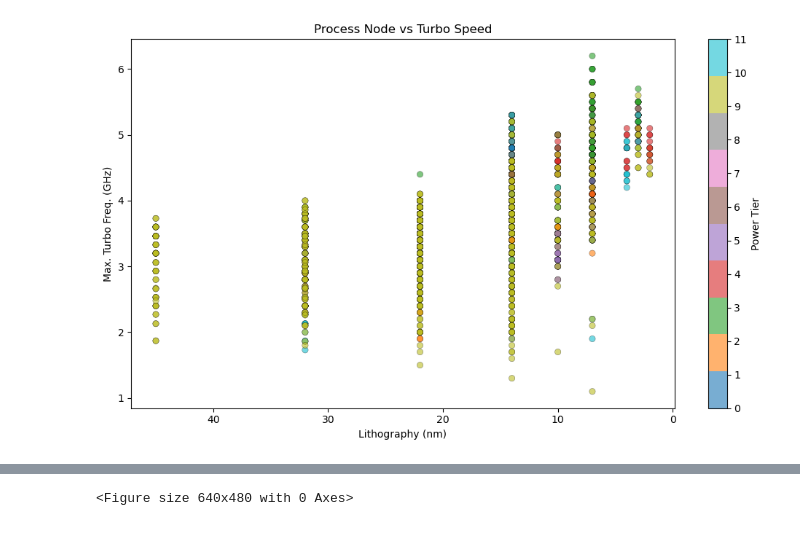
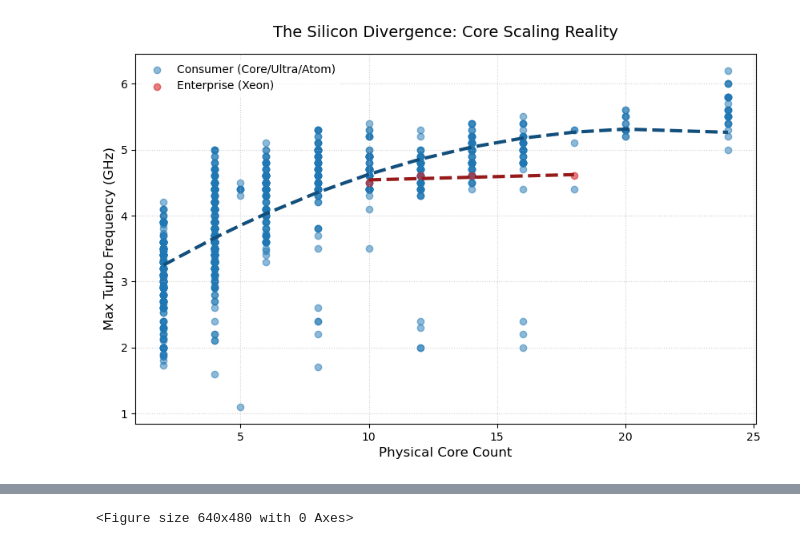
Before and after one commit to Fe4rlessCloak/CPU-Clock-Speed-Prediction, a Jupyter notebook: model/test.ipynb, the cells around one changed output, grey strips where cells are left out. Cells and saved outputs as stored; diff of their text form; code cells hidden in the pictures.

```diff
--- a/model/test.ipynb
+++ b/model/test.ipynb
@@ -226,6 +262,8 @@ df["Release Date"] = df["Release Date"].str[-2:].astype(int) + 2000
 df["Power Tier"] = df["Product"].apply(classify_suffix)
 df["Arch Group"] = df["Code Name"].map(gen_map)
 
+
+
 df["L2_per_Core_KB"] = df["Arch Group"].map(lambda g: arch_features[g][0] if g in arch_features else None)
 df["Is_Tiled"]       = df["Arch Group"].map(lambda g: arch_features[g][1] if g in arch_features else None)
 df["Is_Mesh"]        = df["Arch Group"].map(lambda g: arch_features[g][2] if g in arch_features else None)
@@ -235,9 +273,13 @@ df = df.drop(columns=['Node_Density'])
 df['Cores_x_Is_Mesh'] = df['Cores'] * df['Is_Mesh']
 df['TDP_x_Is_Tiled'] = df['TDP(W)'] * df['Is_Tiled']
 df['Density_x_ReleaseYear'] = df['Log_Node_Density'] * df['Release Date']
-
-print(df["Power Tier"].value_counts())
-
+df['Node_Intro_Year'] = df['Arch Group'].map(node_intro_map)
+df['Node_Maturity_Years'] = df['Release Date'] - df['Node_Intro_Year']
+df['TDP_per_Core'] = df['TDP(W)'] / df['Cores']
+df = df.drop(columns=['Node_Intro_Year'])
+df['Threads_per_Core'] = df['Threads'] / df['Cores']
+df['Power_Starvation_Index'] = (df['Cores'] ** 2) / df['TDP(W)']
+features = ["Lithography(nm)", "Cores", "TDP(W)", "Release Date", "L2_per_Core_KB", "Is_Tiled", "Is_Mesh", "Log_Node_Density", "Cores_x_Is_Mesh", "TDP_x_Is_Tiled", "Node_Maturity_Years", "TDP_per_Core", "Threads_per_Core", "Power_Starvation_Index"]
 
 print(df.dtypes)
 # %% [output]
@@ -267,7 +311,7 @@ df.sample()
 # %%
 
 
-featuresToClean  = ["Lithography(nm)", "Cores", "TDP(W)", "Release Date", "Max. Turbo Freq.(GHz)", "Threads", "L2_per_Core_KB", "Is_Tiled", "Is_Mesh", "Log_Node_Density", "Cores_x_Is_Mesh", "TDP_x_Is_Tiled", "Density_x_ReleaseYear"]
+featuresToClean  = ["Lithography(nm)", "Cores", "TDP(W)", "Release Date", "Max. Turbo Freq.(GHz)", "L2_per_Core_KB", "Is_Tiled", "Is_Mesh", "Log_Node_Density", "Cores_x_Is_Mesh", "TDP_x_Is_Tiled", "Density_x_ReleaseYear", "Node_Maturity_Years", "TDP_per_Core", "Threads_per_Core", "Power_Starvation_Index"]
 
 # Only convert the columns we actually need
 cols_to_clean = featuresToClean
@@ -284,7 +328,7 @@ tier_dummies = pd.get_dummies(df["Power Tier"], prefix="tier", drop_first=True)
 
 
 X = pd.concat([
-    df[["Lithography(nm)", "Cores", "TDP(W)", "Release Date", "Threads", "L2_per_Core_KB", "Is_Tiled", "Is_Mesh", "Log_Node_Density", "Cores_x_Is_Mesh", "TDP_x_Is_Tiled", "Density_x_ReleaseYear"]],
+    df[["Lithography(nm)", "Cores", "TDP(W)", "Release Date", "L2_per_Core_KB", "Is_Tiled", "Is_Mesh", "Log_Node_Density", "Cores_x_Is_Mesh", "TDP_x_Is_Tiled", "Node_Maturity_Years", "TDP_per_Core", "Threads_per_Core", "Power_Starvation_Index"]],
     family_dummies,
     tier_dummies
 ], axis=1)
@@ -308,6 +351,7 @@ X_train, X_test, y_train, y_test = train_test_split(
     X_scaled, y, test_size=0.2, random_state=42
 )
 # %%
-model = ridge(alpha=1.0)
+model = Ridge(alpha = 1.0)
+
 model.fit(X_train, y_train)
 # %% [output]
@@ -422,7 +466,7 @@ import matplotlib.pyplot as plt
 
 num_cols = ["Cores", "Threads", "Lithography(nm)", "Base Freq.(GHz)",
             "TDP(W)", "Cache(MB)", "Max Memory Size(GB)", "Release Date",
-            "Max. Turbo Freq.(GHz)"]
+            "Max. Turbo Freq.(GHz)", "L2_per_Core_KB", "Is_Tiled", "Is_Mesh", "Log_Node_Density", "Cores_x_Is_Mesh", "TDP_x_Is_Tiled", "Node_Maturity_Years", "TDP_per_Core"]
 
 plt.figure(figsize=(10, 8))
 sns.heatmap(df[num_cols].corr(), annot=True, cmap="RdBu_r", center=0,
@@ -439,39 +483,43 @@ plt.title("Turbo Boost by Power Tier")
 plt.tight_layout()
 plt.show()
 
-plt.figure(figsize=(10, 6))
-scatter = plt.scatter(df["Lithography(nm)"], df["Max. Turbo Freq.(GHz)"],
-                      c=pd.Categorical(df["Power Tier"]).codes, cmap="tab10",
-                      alpha=0.6, edgecolors="k", linewidth=0.3)
-plt.colorbar(scatter, ticks=range(12), label="Power Tier")
-plt.xlabel("Lithography (nm)")
-plt.ylabel("Max. Turbo Freq. (GHz)")
-plt.title("Process Node vs Turbo Speed")
-plt.gca().invert_xaxis()  # smaller nm = newer = should be faster
-plt.tight_layout()
-plt.show()
+import matplotlib.pyplot as plt
+import numpy as np
 
-residual_df = pd.DataFrame({"Power Tier": df["Power Tier"], "Residual": residuals})
-plt.figure(figsize=(14, 5))
-sns.boxplot(data=residual_df, x="Power Tier", y="Residual")
-plt.axhline(0, color="r", linestyle="--")
-plt.xticks(rotation=45)
-plt.title("Prediction Errors by Power Tier")
-plt.tight_layout()
-plt.show()
+# Assuming 'df' is your original combined dataframe before you kicked out Xeons
+# Let's create an explicit flag for coloring
+df['Is_Xeon'] = df['Code Name'].map(gen_map).isin(['Xeon Scalable', 'Xeon Legacy'])
 
-plt.figure(figsize=(10, 6))
-families = df["Vertical Segment"].unique()
-colors = plt.cm.tab10(range(len(families)))
-for fam, color in zip(families, colors):
-    mask = df["Vertical Segment"] == fam
-    plt.scatter(df.loc[mask, "Release Date"], df.loc[mask, "Max. Turbo Freq.(GHz)"],
-                label=fam, alpha=0.5, color=color, edgecolors="k", linewidth=0.3, s=20)
-plt.xlabel("Release Year")
-plt.ylabel("Max. Turbo Freq. (GHz)")
-plt.title("Turbo Speed by Release Year and Processor Family")
-plt.legend(bbox_to_anchor=(1.05, 1))
-plt.tight_layout()
+plt.figure(figsize=(10, 6), dpi=100)
+
+# 1. Plot the raw data points colored by segment
+consumer_df = df[~df['Is_Xeon']]
+xeon_df = df[df['Is_Xeon']]
+
+plt.scatter(consumer_df['Cores'], consumer_df['Max. Turbo Freq.(GHz)'],
+            alpha=0.5, color='#1f77b4', label='Consumer (Core/Ultra/Atom)')
+plt.scatter(xeon_df['Cores'], xeon_df['Max. Turbo Freq.(GHz)'],
+            alpha=0.6, color='#d62728', label='Enterprise (Xeon)')
+
+# 2. Calculate and plot independent trendlines (low-degree polynomial or linear)
+# Consumer Trend
+idx_c = np.argsort(consumer_df['Cores'])
+p_c = np.poly1d(np.polyfit(consumer_df['Cores'], consumer_df['Max. Turbo Freq.(GHz)'], 2))
+plt.plot(consumer_df['Cores'].iloc[idx_c], p_c(consumer_df['Cores'].iloc[idx_c]),
+         color='#124f7c', linewidth=3, linestyle='--')
+
+# Xeon Trend
+idx_x = np.argsort(xeon_df['Cores'])
+p_x = np.poly1d(np.polyfit(xeon_df['Cores'], xeon_df['Max. Turbo Freq.(GHz)'], 1))
+plt.plot(xeon_df['Cores'].iloc[idx_x], p_x(xeon_df['Cores'].iloc[idx_x]),
+         color='#961a1a', linewidth=3, linestyle='--')
+
+plt.title('The Silicon Divergence: Core Scaling Reality', fontsize=14, pad=15)
+plt.xlabel('Physical Core Count', fontsize=12)
+plt.ylabel('Max Turbo Frequency (GHz)', fontsize=12)
+plt.legend(frameon=True, facecolor='white', edgecolor='none')
+plt.grid(True, linestyle=':', alpha=0.6)
+
 plt.show()
 
 plt.tight_layout()
@@ -483 +531 @@ plt.show()
-[figure, old version]
+[figure, new version]
```
Also changed, not shown: parts of 11 cells of this notebook, 9 other files.
